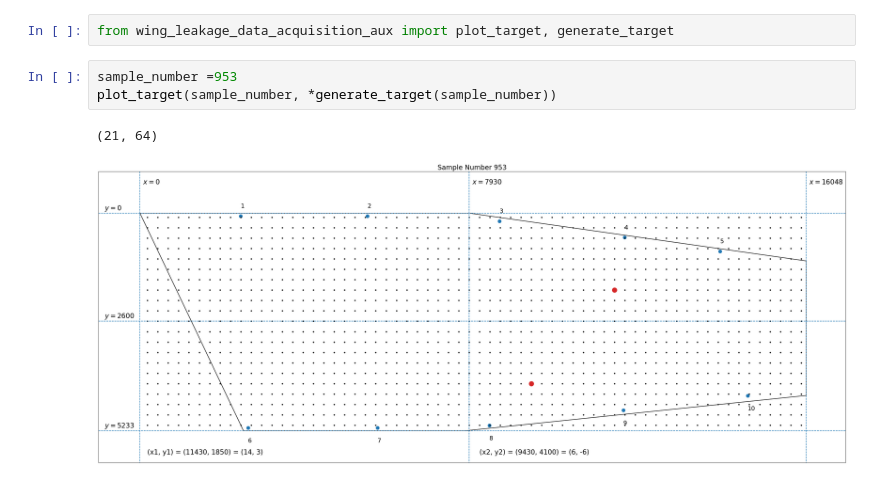
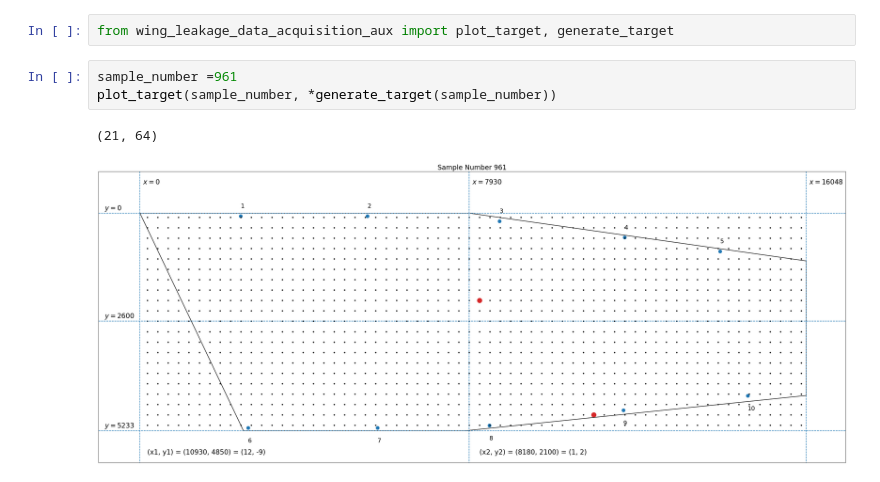
Before and after one commit to sreeragvn/Student-Project-leakage_detection, a Jupyter notebook: data_acquisition/wing_leakage_data_acquisition.ipynb, the cells around one changed output. Saved outputs shown, nothing was run; the diff lists cells and outputs as text.

```diff
--- a/data_acquisition/wing_leakage_data_acquisition.ipynb
+++ b/data_acquisition/wing_leakage_data_acquisition.ipynb
@@ -1,8 +1,8 @@
 # %%
 from wing_leakage_data_acquisition_aux import plot_target, generate_target
 # %%
-sample_number =953
+sample_number =961
 plot_target(sample_number, *generate_target(sample_number))
 # %% [output]
 (21, 64)
-[figure, old version]
+[figure, new version]
```
Also changed, not shown: 9 other files.
